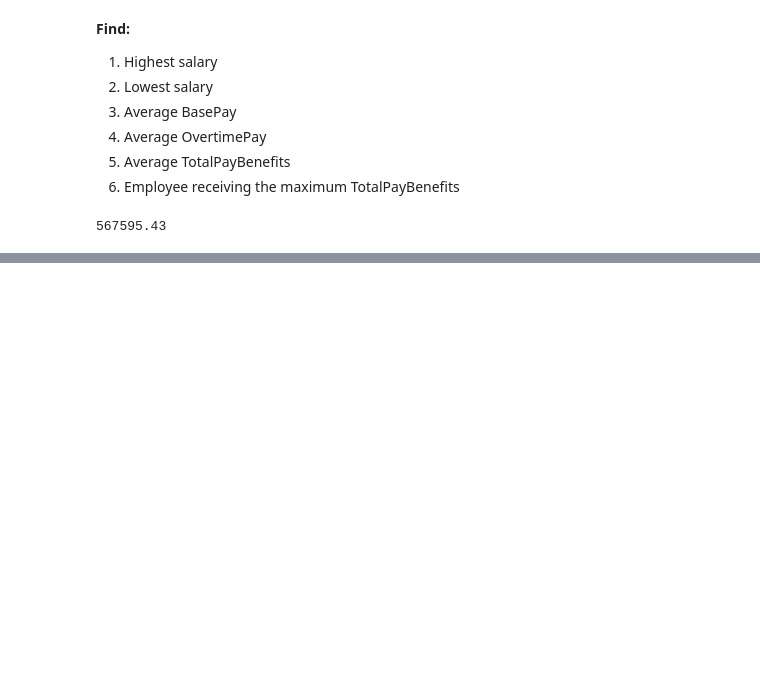
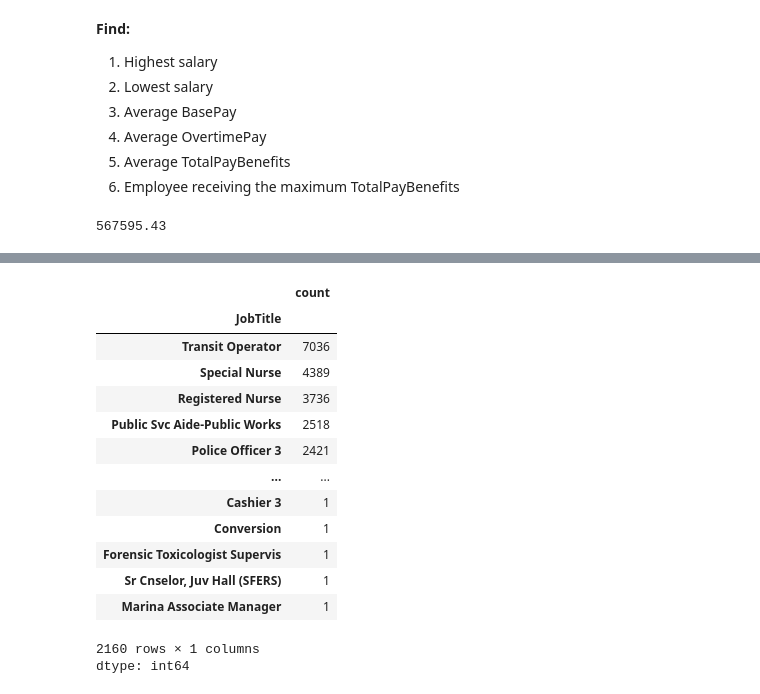
Before and after one commit to hemangikariya/ML-Lab-Assignments, a Jupyter notebook: Assignment-3/25MCA30048_Hemangi_PythonAssignment3.ipynb, the cells around one changed output, grey strips where cells are left out. Drawn from its saved outputs; the diff is of its cells as text; code cells hidden in the pictures; blank space fills up the shorter version.

```diff
--- a/Assignment-3/25MCA30048_Hemangi_PythonAssignment3.ipynb
+++ b/Assignment-3/25MCA30048_Hemangi_PythonAssignment3.ipynb
@@ -418,0 +453,19 @@ salary["TotalPayBenefits"].max()
+# %%
+# 1. Count Employees by Job Title
+salary["JobTitle"].value_counts()
+# %% [output]
+|  | count |
+| JobTitle |  |
+| Transit Operator | 7036 |
+| Special Nurse | 4389 |
+| Registered Nurse | 3736 |
+| Public Svc Aide-Public Works | 2518 |
+| Police Officer 3 | 2421 |
+| ... | ... |
+| Cashier 3 | 1 |
+| Conversion | 1 |
+| Forensic Toxicologist Supervis | 1 |
+| Sr Cnselor, Juv Hall (SFERS) | 1 |
+| Marina Associate Manager | 1 |
+2160 rows × 1 columns
+dtype: int64
```
Also changed, not shown: parts of 27 cells of this notebook.
